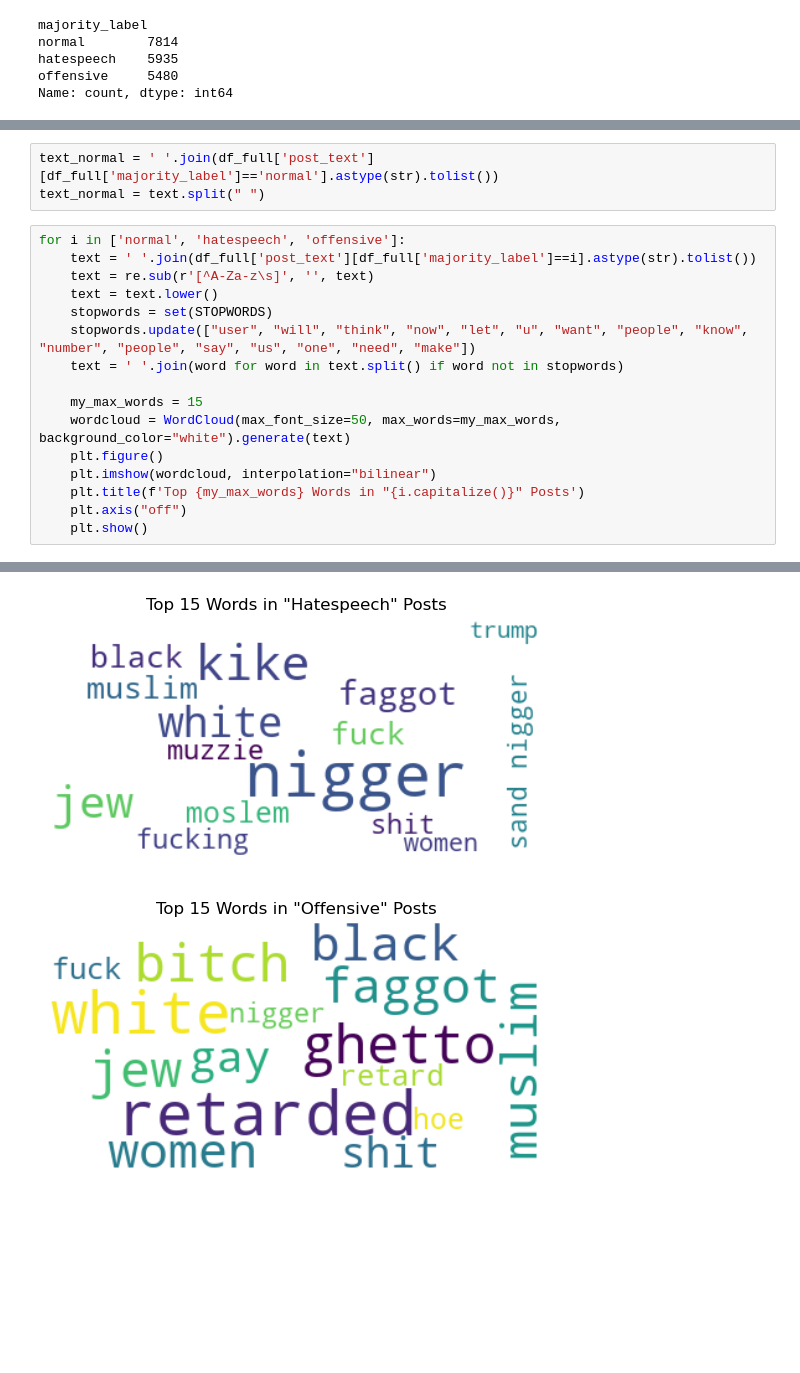
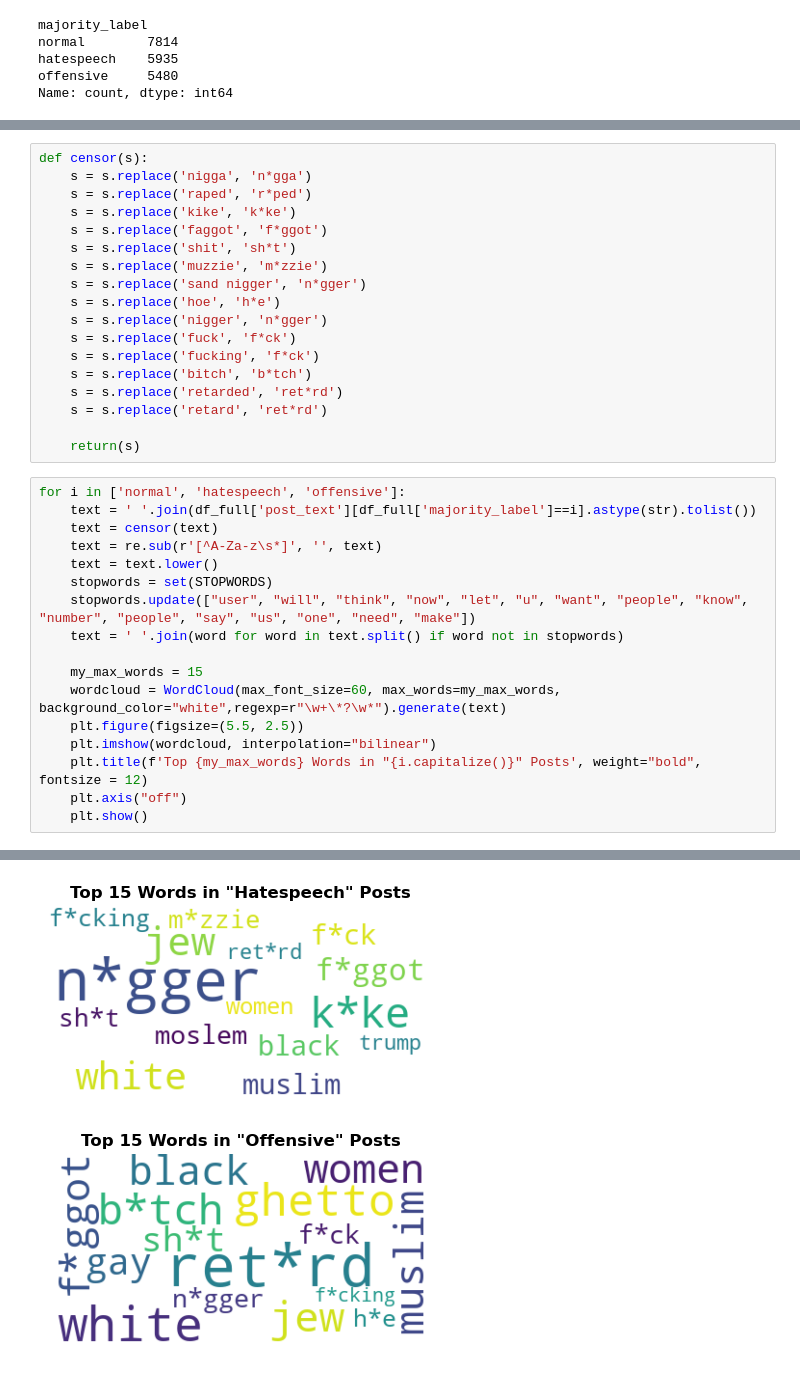
Before and after one commit to arielktran/HateSpeech, a Jupyter notebook: CSS206_project1_Ariel.ipynb, the cells around one changed output, grey strips where cells are left out. Saved outputs shown, nothing was run; the diff lists cells and outputs as text; blank space fills up the shorter version.

```diff
--- a/CSS206_project1_Ariel.ipynb
+++ b/CSS206_project1_Ariel.ipynb
@@ -486,20 +496,36 @@ table_censor = {
-# %%
-text_normal = ' '.join(df_full['post_text'][df_full['majority_label']=='normal'].astype(str).tolist())
-text_normal = text.split(" ")
+# %%
+def censor(s):
+    s = s.replace('nigga', 'n*gga')
+    s = s.replace('raped', 'r*ped')
+    s = s.replace('kike', 'k*ke')
+    s = s.replace('faggot', 'f*ggot')
+    s = s.replace('shit', 'sh*t')
+    s = s.replace('muzzie', 'm*zzie')
+    s = s.replace('sand nigger', 'n*gger')
+    s = s.replace('hoe', 'h*e')
+    s = s.replace('nigger', 'n*gger')
+    s = s.replace('fuck', 'f*ck')
+    s = s.replace('fucking', 'f*ck')
+    s = s.replace('bitch', 'b*tch')
+    s = s.replace('retarded', 'ret*rd')
+    s = s.replace('retard', 'ret*rd')
+
+    return(s)
 # %%
 for i in ['normal', 'hatespeech', 'offensive']:
     text = ' '.join(df_full['post_text'][df_full['majority_label']==i].astype(str).tolist())
-    text = re.sub(r'[^A-Za-z\s]', '', text)
+    text = censor(text)
+    text = re.sub(r'[^A-Za-z\s*]', '', text)
     text = text.lower()
     stopwords = set(STOPWORDS)
     stopwords.update(["user", "will", "think", "now", "let", "u", "want", "people", "know", "number", "people", "say", "us", "one", "need", "make"])
     text = ' '.join(word for word in text.split() if word not in stopwords)
 
     my_max_words = 15
-    wordcloud = WordCloud(max_font_size=50, max_words=my_max_words, background_color="white").generate(text)
-    plt.figure()
+    wordcloud = WordCloud(max_font_size=60, max_words=my_max_words, background_color="white",regexp=r"\w+\*?\w*").generate(text)
+    plt.figure(figsize=(5.5, 2.5))
     plt.imshow(wordcloud, interpolation="bilinear")
-    plt.title(f'Top {my_max_words} Words in "{i.capitalize()}" Posts')
+    plt.title(f'Top {my_max_words} Words in "{i.capitalize()}" Posts', weight="bold", fontsize = 12)
     plt.axis("off")
     plt.show()
 # %% [output]
@@ -507,2 +533,2 @@ for i in ['normal', 'hatespeech', 'offensive']:
-[figure, old version]
+[figure, new version]
-[figure, old version]
+[figure, new version]
```
Also changed, not shown: parts of 14 cells of this notebook, 1 other file.
